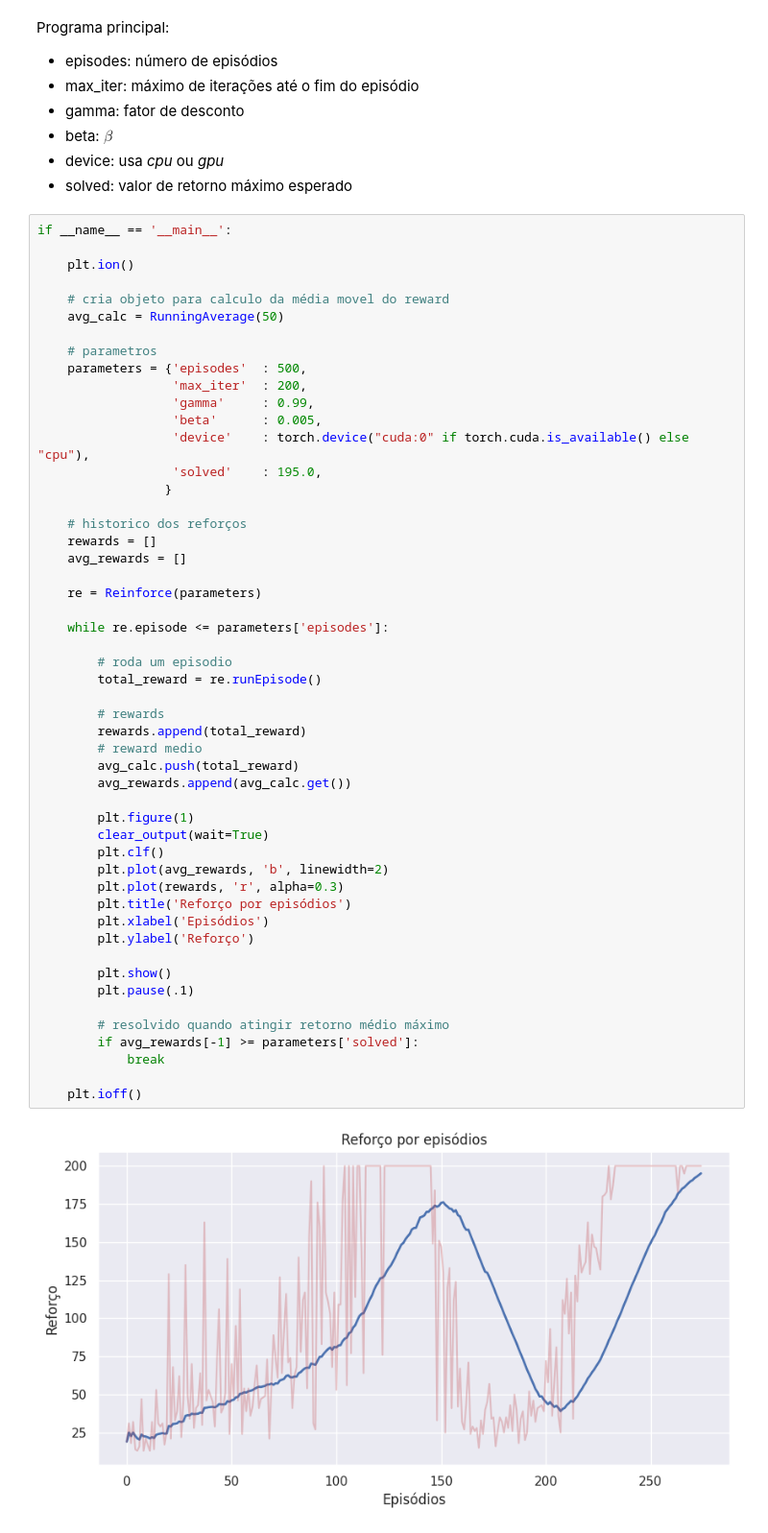
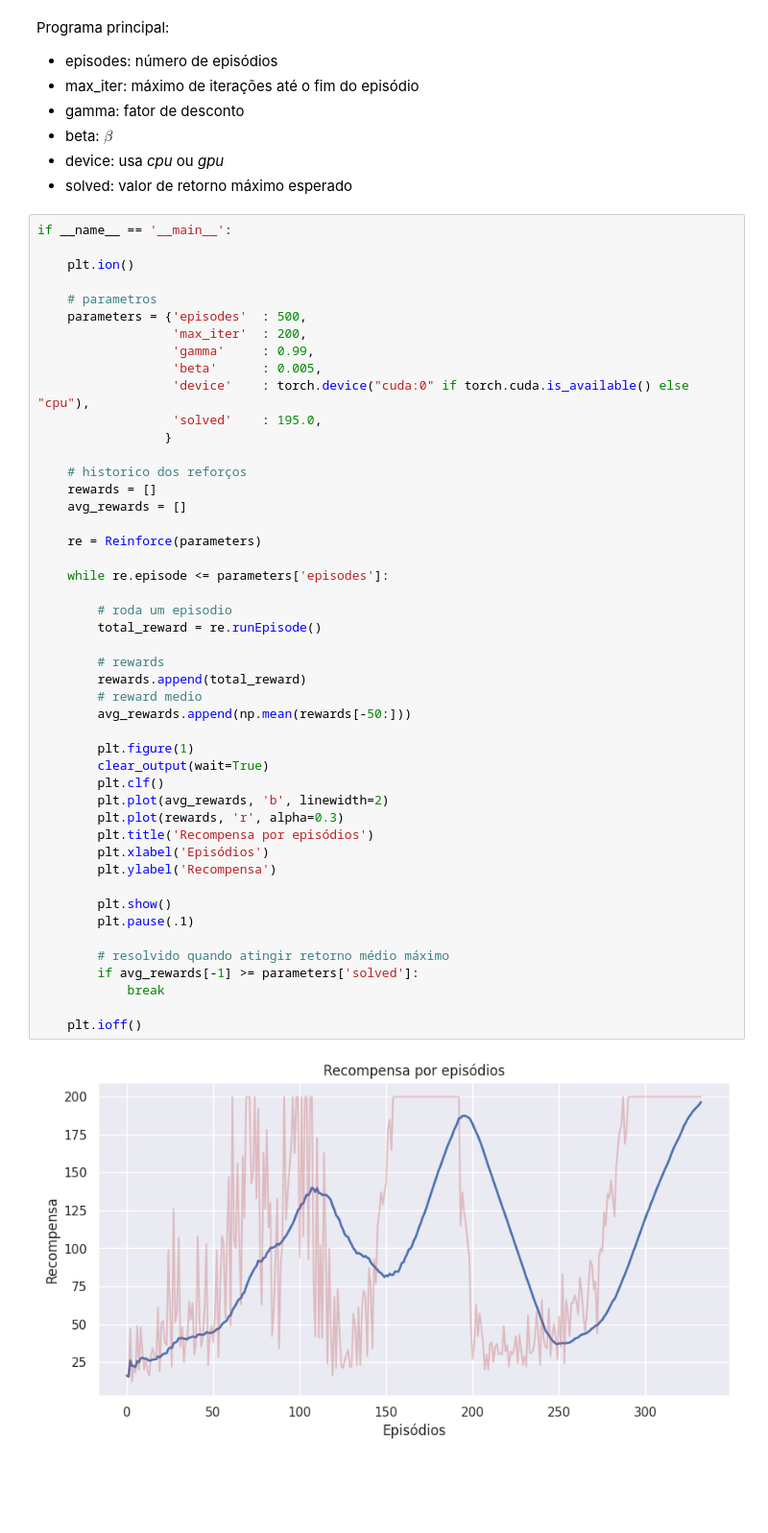
Before and after one commit to GTI-UFMG/IAR_codes, a Jupyter notebook: aula08/REINFORCE_cartpole.ipynb, the cells around one changed output. Shown: that part at 96% size. Saved outputs shown, nothing was run; the diff lists cells and outputs as text; blank space fills up the shorter version.

```diff
--- a/aula08/REINFORCE_cartpole.ipynb
+++ b/aula08/REINFORCE_cartpole.ipynb
@@ -176,9 +167,6 @@ Programa principal:
 if __name__ == '__main__':
 
     plt.ion()
-
-    # cria objeto para calculo da média movel do reward
-    avg_calc = RunningAverage(50)
 
     # parametros
     parameters = {'episodes'  : 500,
@@ -193,35 +181,34 @@ if __name__ == '__main__':
     rewards = []
     avg_rewards = []
 
     re = Reinforce(parameters)
 
     while re.episode <= parameters['episodes']:
 
         # roda um episodio
         total_reward = re.runEpisode()
 
         # rewards
         rewards.append(total_reward)
         # reward medio
-        avg_calc.push(total_reward)
-        avg_rewards.append(avg_calc.get())
+        avg_rewards.append(np.mean(rewards[-50:]))
 
         plt.figure(1)
         clear_output(wait=True)
         plt.clf()
         plt.plot(avg_rewards, 'b', linewidth=2)
         plt.plot(rewards, 'r', alpha=0.3)
-        plt.title('Reforço por episódios')
+        plt.title('Recompensa por episódios')
         plt.xlabel('Episódios')
-        plt.ylabel('Reforço')
+        plt.ylabel('Recompensa')
 
         plt.show()
         plt.pause(.1)
 
         # resolvido quando atingir retorno médio máximo
         if avg_rewards[-1] >= parameters['solved']:
             break
 
     plt.ioff()
 # %% [output]
-[figure, old version]
+[figure, new version]
```
Also changed, not shown: parts of 4 cells of this notebook.
